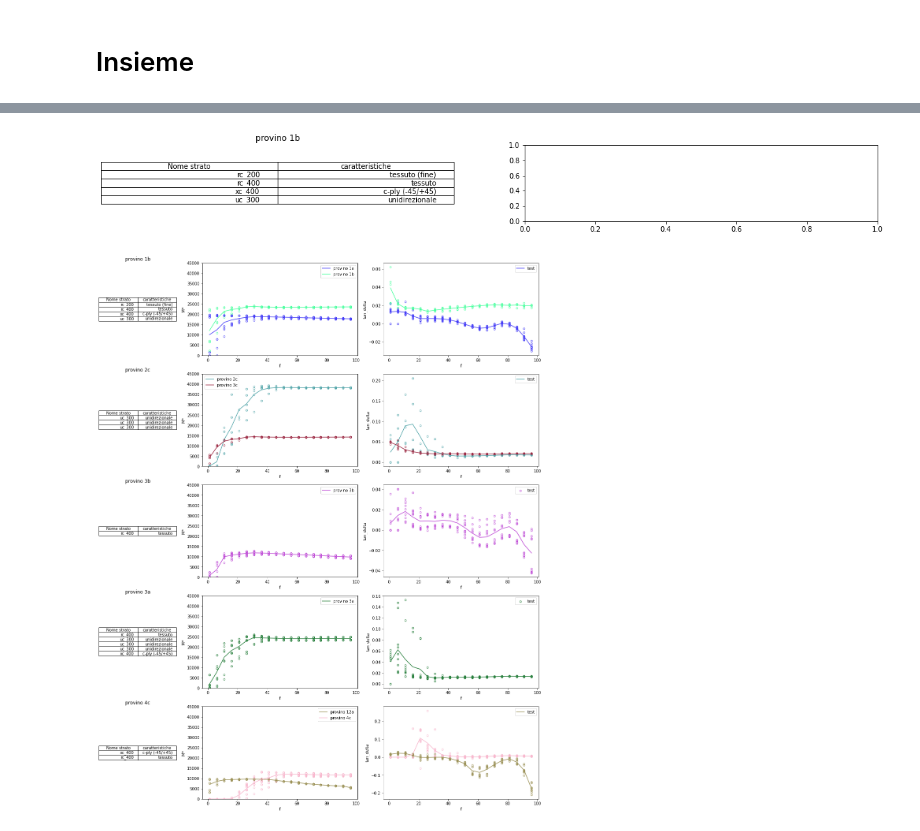
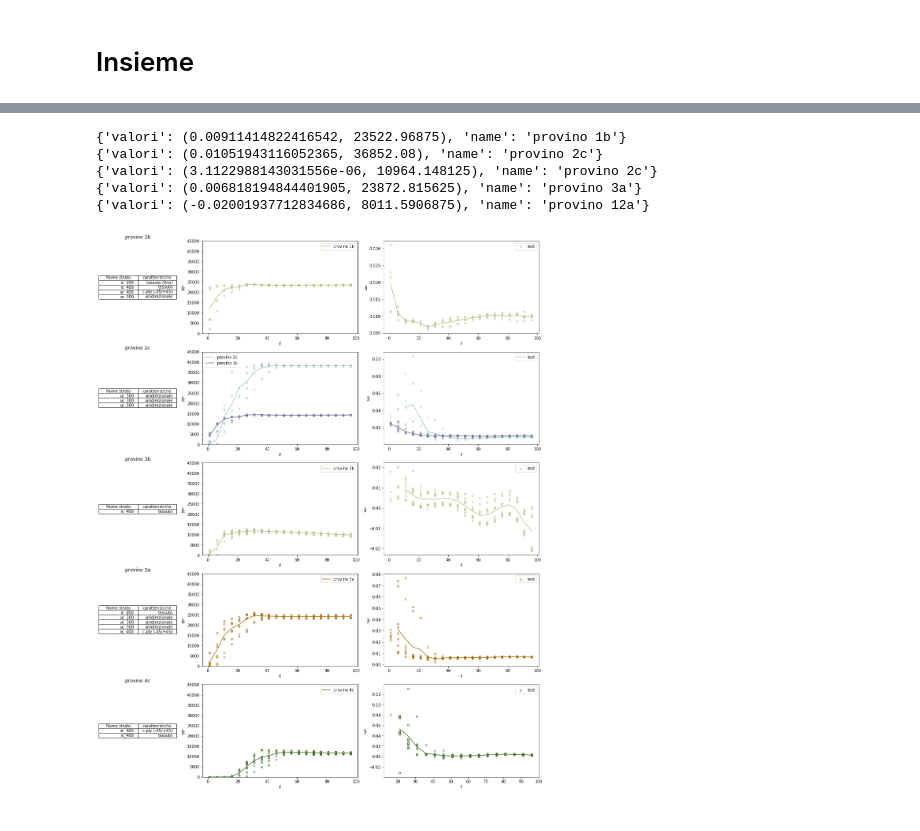
Before and after one commit to LolloCappo/Thermoelasticity-Interactive-Analysis, a Jupyter notebook: DMA.ipynb, the cells around one changed output, grey strips where cells are left out. Cells and saved outputs as stored; diff of their text form; code cells hidden in the pictures.

```diff
--- a/DMA.ipynb
+++ b/DMA.ipynb
@@ -296,46 +319,63 @@ Text(0.5, 1.0, 'provino 1b')
 # %%
 fig,ax = plt.subplots(5,3,figsize=(20,5*5),gridspec_kw=gs_kw)
 y_lim = 45000
+f_lim = 20
+data = []
 
 ax[0][0].table(cellText=[ply['meta'] for ply in laminato_provino_1b['struttura']],colLabels=columns,loc='center')
 ax[0][0].axis('off')
 ax[0][0].set_title('provino 1b')
-plottaggio(data_provino_1a,ax[0][1],ax[0][2],f_min = f_min,flag_colore = 1)
+#plottaggio(data_provino_1a,ax[0][1],ax[0][2],f_min = f_min,flag_colore = 1)
 plottaggio(data_provino_1b,ax[0][1],ax[0][2],f_min = f_min,flag_colore = 1)
-ax[0][1].legend(['provino 1a','provino 1b'])
+ax[0][1].legend(['provino 1b'])
 ax[0][1].set_ylim([0,y_lim])
+data.append({'valori':media_smoramento(data_provino_1b,f_lim),'name':'provino 1b'})
+print(data[-1])
 
 ax[1][0].table(cellText=[ply['meta'] for ply in laminato_provino_2c['struttura']],colLabels=columns,loc='center')
 ax[1][0].axis('off')
 ax[1][0].set_title('provino 2c')
 plottaggio(data_provino_2c,ax[1][1],ax[1][2],f_min = f_min,flag_colore = 1)
 plottaggio(data_provino_3c,ax[1][1],ax[1][2],f_min = f_min,flag_colore = 1)
 ax[1][1].legend(['provino 2c','provino 3c'])
 ax[1][1].set_ylim([0,y_lim])
+data.append({'valori':media_smoramento(data_provino_2c,f_lim),'name':'provino 2c'})
+print(data[-1])
 
 ax[2][0].table(cellText=[ply['meta'] for ply in laminato_provino_3b['struttura']],colLabels=columns,loc='center')
 ax[2][0].axis('off')
 ax[2][0].set_title('provino 3b')
 plottaggio(data_provino_3b,ax[2][1],ax[2][2],f_min = f_min,flag_colore = 1)
 ax[2][1].legend(['provino 3b'])
 ax[2][1].set_ylim([0,y_lim])
+data.append({'valori':media_smoramento(data_provino_3b,f_lim),'name':'provino 2c'})
+print(data[-1])
 
 ax[3][0].table(cellText=[ply['meta'] for ply in laminato_provino_3a['struttura']],colLabels=columns,loc='center')
 ax[3][0].axis('off')
 ax[3][0].set_title('provino 3a')
 plottaggio(data_provino_3a,ax[3][1],ax[3][2],f_min = f_min,flag_colore = 1)
 ax[3][1].legend(['provino 3a'])
 ax[3][1].set_ylim([0,y_lim])
 y_lim = 45000
+data.append({'valori':media_smoramento(data_provino_3a,f_lim),'name':'provino 3a'})
+print(data[-1])
 
 ax[4][0].table(cellText=[ply['meta'] for ply in laminato_provino_4c['struttura']],colLabels=columns,loc='center')
 ax[4][0].axis('off')
 ax[4][0].set_title('provino 4c')
-plottaggio(data_provino_12a,ax[4][1],ax[4][2],f_min = f_min,flag_colore = 1)
+#plottaggio(data_provino_12a,ax[4][1],ax[4][2],f_min = f_min,flag_colore = 1)
 plottaggio(data_provino_4c,ax[4][1],ax[4][2],f_min = f_min,flag_colore = 1)
-ax[4][1].legend(['provino 12a','provino 4c'])
+ax[4][1].legend(['provino 4c'])
 ax[4][1].set_ylim([0,y_lim])
+data.append({'valori':media_smoramento(data_provino_12a,f_lim),'name':'provino 12a'})
+print(data[-1])
+
 plt.show()
 # %% [output]
+{'valori': (0.00911414822416542, 23522.96875), 'name': 'provino 1b'}
+{'valori': (0.01051943116052365, 36852.08), 'name': 'provino 2c'}
+{'valori': (3.1122988143031556e-06, 10964.148125), 'name': 'provino 2c'}
+{'valori': (0.006818194844401905, 23872.815625), 'name': 'provino 3a'}
+{'valori': (-0.02001937712834686, 8011.5906875), 'name': 'provino 12a'}
-[figure, old version]
+[figure, new version]
-[figure, removed]
```
Also changed, not shown: parts of 10 cells of this notebook.
